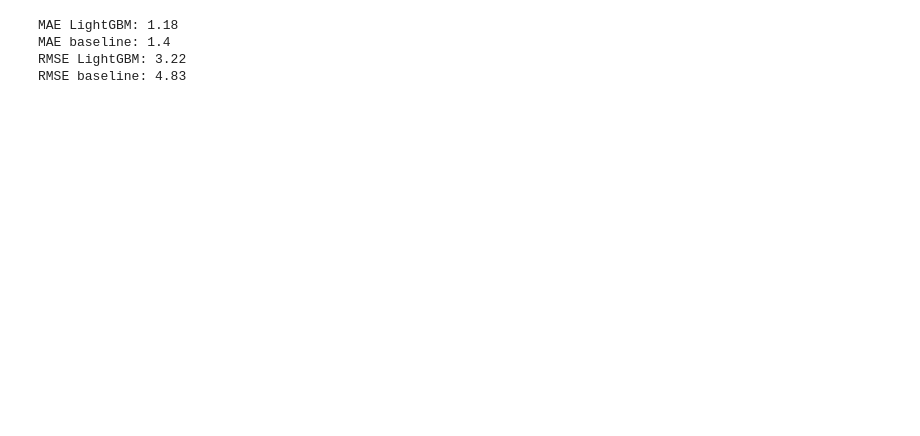
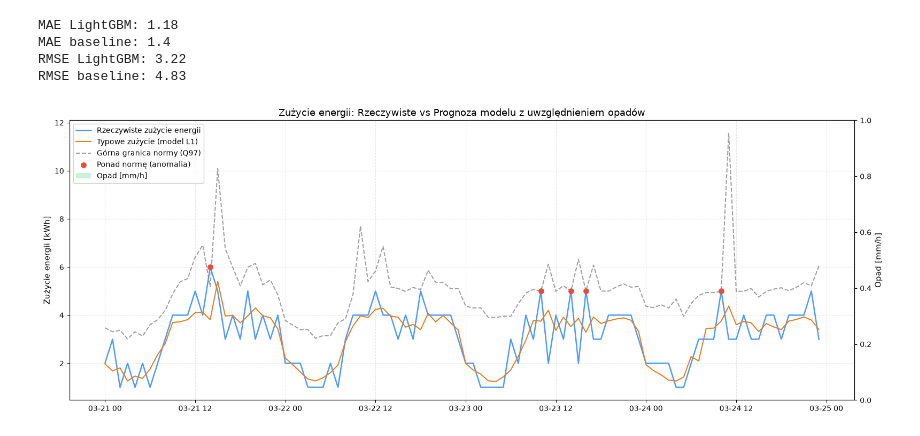
Before and after one commit to mxrtaaa/Hackaton_Smart_Water_Challenge_2026, a Jupyter notebook: models/03_lightgbm_zuzycie.ipynb, the cells around one changed output. Cells and saved outputs as stored; diff of their text form; code cells hidden in the pictures; blank space fills up the shorter version.

```diff
--- a/models/03_lightgbm_zuzycie.ipynb
+++ b/models/03_lightgbm_zuzycie.ipynb
@@ -228,5 +228,13 @@ VAL: (2627, 21) 2026-03-08 00:00:00 2026-06-25 12:00:00
 TEST: (2628, 21) 2026-06-25 13:00:00 2026-10-13 00:00:00
 # %%
 lgbm = LGBMRegressor( objective="regression", n_estimators=300, learning_rate=0.05, num_leaves=15, min_child_samples=40, random_state=42, verbosity=-1)
+
 lgbm.fit(X_train, y_train)
+
+
+
+lgbm_q = LGBMRegressor(objective="quantile", alpha=0.97, n_estimators=300, learning_rate=0.05,
+                       num_leaves=15, min_child_samples=40, random_state=42, verbosity=-1)
+
+lgbm_q.fit(X_train, y_train)
 # %% [output]
@@ -236,6 +244,8 @@ LGBMRegressor(learning_rate=0.05, min_child_samples=40, n_estimators=300,
 # %%
 # Prognoza zużycia energii na walidacji
 y_pred_val = lgbm.predict(X_val)
+q_val = lgbm_q.predict(X_val)
+
 
 # Baseline - mediana zużycia energii dla danej godziny
 prof = y_train.groupby(y_train.index.hour).median()
@@ -251,3 +261,86 @@ MAE LightGBM: 1.18
 MAE baseline: 1.4
 RMSE LightGBM: 3.22
 RMSE baseline: 4.83
+# %%
+results_val = pd.DataFrame(
+    {
+        "rzeczywiste": y_val,
+        "prognoza": y_pred_val,
+        "q97": q_val,
+        "opad": X_val["opad_1h"],
+    },
+    index=y_val.index,
+)
+
+sample = results_val.loc["2026-03-21":"2026-03-24"]
+
+# punkty ponad normę
+anomalie = sample[sample["rzeczywiste"] > sample["q97"]]
+
+fig, ax1 = plt.subplots(figsize=(16, 6))
+
+# Oś 1: Zużycie energii
+ax1.plot(
+    sample.index,
+    sample["rzeczywiste"],
+    label="Rzeczywiste zużycie energii",
+    color="#4C9AFF",
+    linewidth=1.8,
+)
+ax1.plot(
+    sample.index,
+    sample["prognoza"],
+    label="Typowe zużycie (model L1)",
+    color="#E67E22",
+    linewidth=1.5,
+)
+if "q97" in sample.columns:
+  ax1.plot(
+      sample.index,
+      sample["q97"],
+      label="Górna granica normy (Q97)",
+      color="#888888",
+      linestyle="--",
+      alpha=0.8,
+  )
+  if len(anomalie) > 0:
+    ax1.scatter(
+        anomalie.index,
+        anomalie["rzeczywiste"],
+        color="#E74C3C",
+        s=45,
+        zorder=5,
+        label="Ponad normę (anomalia)",
+    )
+
+ax1.set_ylabel("Zużycie energii [kWh]", fontsize=11)
+ax1.set_title(
+    "Zużycie energii: Rzeczywiste vs Prognoza modelu z uwzględnieniem opadów",
+    fontsize=13,
+)
+ax1.grid(True, linestyle="--", alpha=0.3)
+
+# Oś 2: Słupki opadów deszczu w tle
+ax2 = ax1.twinx()
+ax2.bar(
+    sample.index,
+    sample["opad"],
+    width=0.03,
+    color="#2ECC71",
+    alpha=0.25,
+    label="Opad [mm/h]",
+)
+ax2.set_ylabel("Opad [mm/h]", fontsize=11)
+max_opad = sample["opad"].dropna().max() if not sample["opad"].dropna().empty else 0
+ax2.set_ylim(0, max(max_opad * 4, 1.0))
+
+# Połączenie legend z obu osi w jedno okno
+lines1, labels1 = ax1.get_legend_handles_labels()
+lines2, labels2 = ax2.get_legend_handles_labels()
+ax1.legend(lines1 + lines2, labels1 + labels2, loc="upper left", framealpha=0.9)
+
+plt.xticks(rotation=30)
+plt.tight_layout()
+plt.show()
+# %% [output]
+[figure, added]
```
Also changed, not shown: parts of 1 cell of this notebook, 3 other files.
